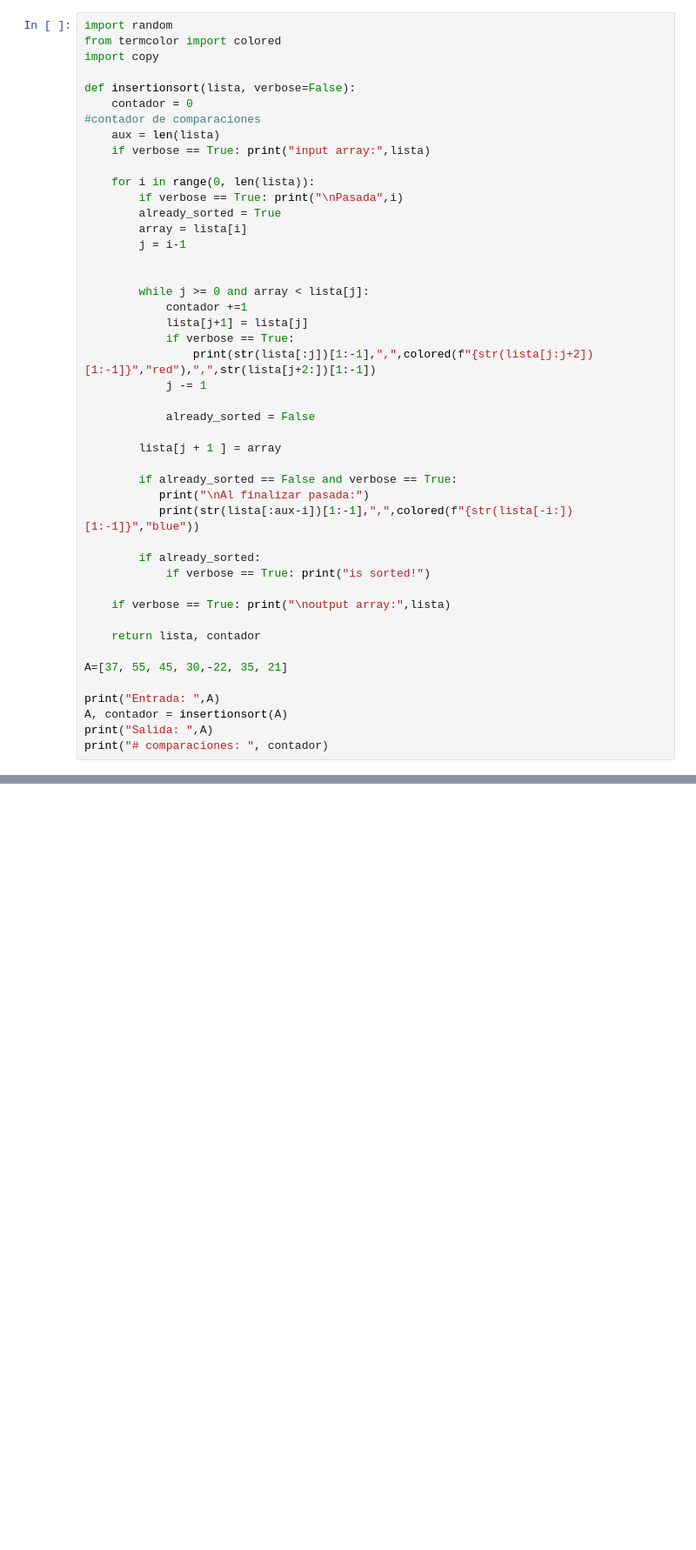
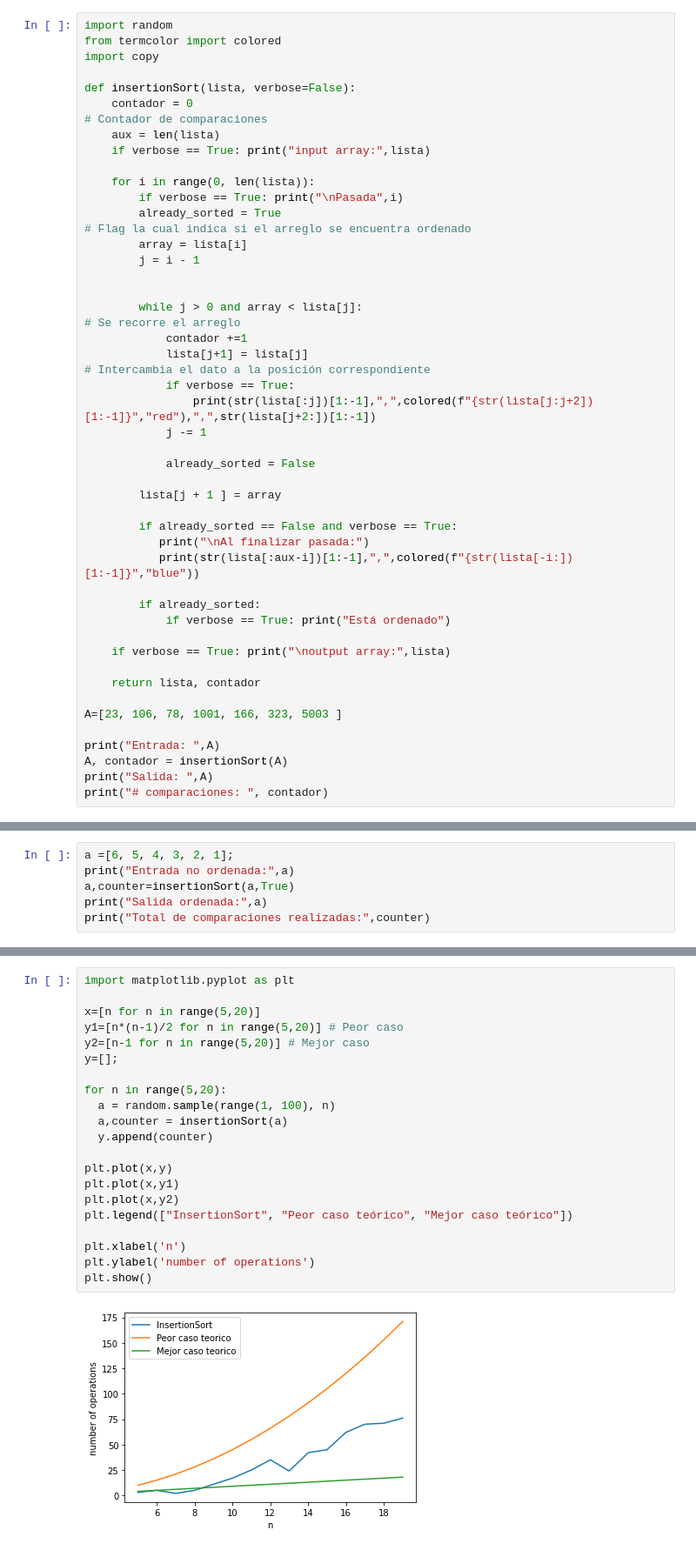
Before and after one commit to KiboSennin/ADA-Informes-, a Jupyter notebook: Insertion_sort.ipynb, the cells around one changed output, grey strips where cells are left out. Shown at 87% size. Drawn from its saved outputs; the diff is of its cells as text; blank space fills up the shorter version.

```diff
--- a/Insertion_sort.ipynb
+++ b/Insertion_sort.ipynb
@@ -25,21 +25,21 @@ import random
 from termcolor import colored
 import copy
 
-def insertionsort(lista, verbose=False):
-    contador = 0                                                                      #contador de comparaciones
+def insertionSort(lista, verbose=False):
+    contador = 0                                                                      # Contador de comparaciones
     aux = len(lista)
     if verbose == True: print("input array:",lista)
 
     for i in range(0, len(lista)):
         if verbose == True: print("\nPasada",i)
-        already_sorted = True
+        already_sorted = True                                                         # Flag la cual indica si el arreglo se encuentra ordenado
         array = lista[i]
-        j = i-1
+        j = i - 1
 
 
-        while j >= 0 and array < lista[j]:
+        while j > 0 and array < lista[j]:                                             # Se recorre el arreglo
             contador +=1
-            lista[j+1] = lista[j]
+            lista[j+1] = lista[j]                                                     # Intercambia el dato a la posición correspondiente
             if verbose == True:
                 print(str(lista[:j])[1:-1],",",colored(f"{str(lista[j:j+2])[1:-1]}","red"),",",str(lista[j+2:])[1:-1])
             j -= 1
@@ -53,16 +53,16 @@ def insertionsort(lista, verbose=False):
            print(str(lista[:aux-i])[1:-1],",",colored(f"{str(lista[-i:])[1:-1]}","blue"))
 
         if already_sorted:
-            if verbose == True: print("is sorted!")
+            if verbose == True: print("Está ordenado")
 
     if verbose == True: print("\noutput array:",lista)
 
     return lista, contador
 
-A=[37, 55, 45, 30,-22, 35, 21]
+A=[23, 106, 78, 1001, 166, 323, 5003 ]
 
 print("Entrada: ",A)
-A, contador = insertionsort(A)
+A, contador = insertionSort(A)
 print("Salida: ",A)
 print("# comparaciones: ", contador)
 # %% [output]
@@ -88,0 +158,6 @@ Salida:  [-22, 21, 30, 35, 37, 45, 55]
+# %%
+a =[6, 5, 4, 3, 2, 1];
+print("Entrada no ordenada:",a)
+a,counter=insertionSort(a,True)
+print("Salida ordenada:",a)
+print("Total de comparaciones realizadas:",counter)
@@ -88,0 +187,23 @@ Salida:  [-22, 21, 30, 35, 37, 45, 55]
+# %%
+import matplotlib.pyplot as plt
+
+x=[n for n in range(5,20)]
+y1=[n*(n-1)/2 for n in range(5,20)] # Peor caso
+y2=[n-1 for n in range(5,20)] # Mejor caso
+y=[];
+
+for n in range(5,20):
+  a = random.sample(range(1, 100), n)
+  a,counter = insertionSort(a)
+  y.append(counter)
+
+plt.plot(x,y)
+plt.plot(x,y1)
+plt.plot(x,y2)
+plt.legend(["InsertionSort", "Peor caso teórico", "Mejor caso teórico"])
+
+plt.xlabel('n')
+plt.ylabel('number of operations')
+plt.show()
+# %% [output]
+[figure, added]
```
Also changed, not shown: parts of 17 cells of this notebook.
